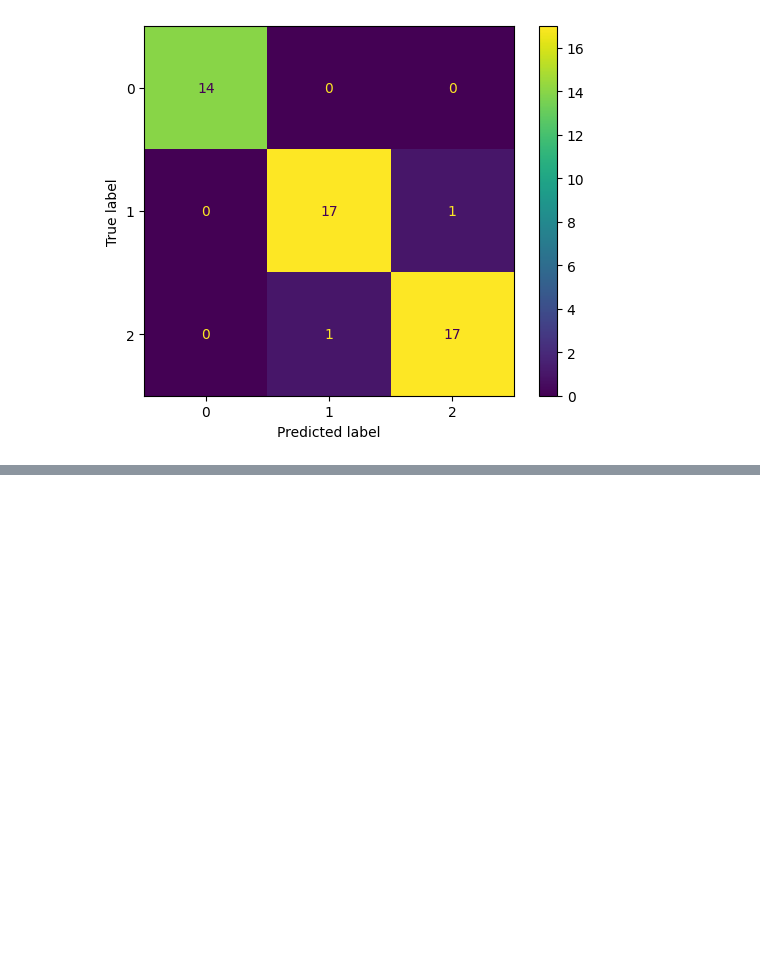
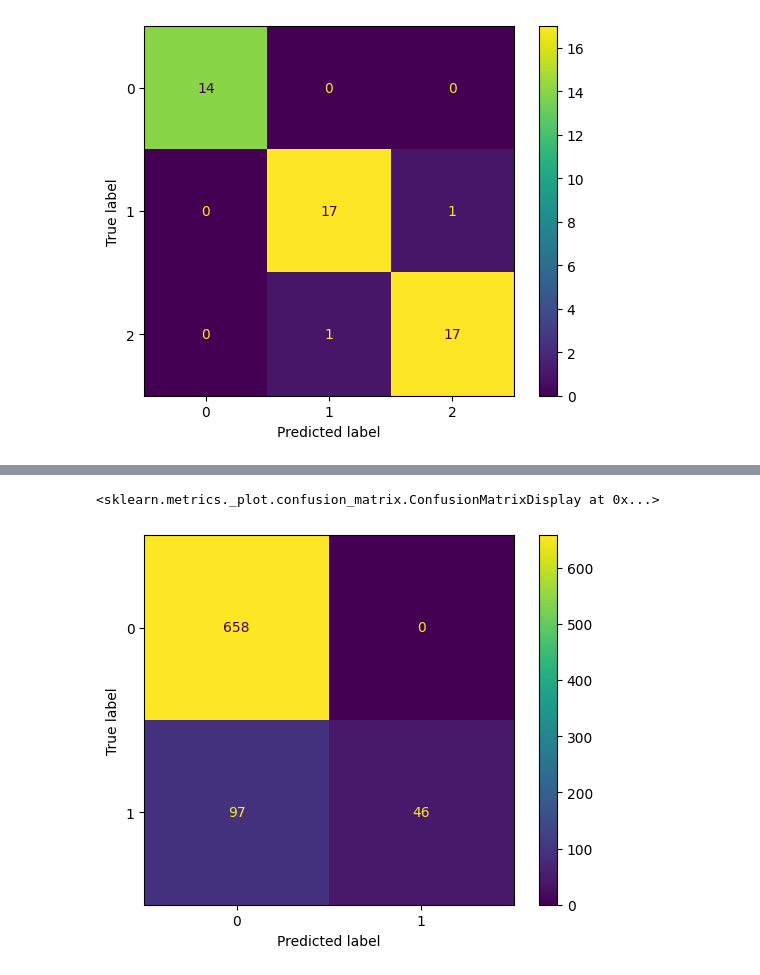
Before and after one commit to joelpoliveira/DataMiningCourse, a Jupyter notebook: TP/Lab Class TP02-20230302/PD_2223_TP02.ipynb, the cells around one changed output, grey strips where cells are left out. Cells and saved outputs as stored; diff of their text form; code cells hidden in the pictures; blank space fills up the shorter version.

```diff
--- a/TP/Lab Class TP02-20230302/PD_2223_TP02.ipynb
+++ b/TP/Lab Class TP02-20230302/PD_2223_TP02.ipynb
@@ -735,0 +738,2 @@ The global mcc is:  0.9396
+# %%
+emails, classes = pickle.load(open("content.pickle", "rb"))
@@ -735,0 +787,13 @@ The global mcc is:  0.9396
+# %%
+X_train, X_test, y_train, y_test = train_test_split(emails, classes, test_size=0.3, random_state=0)
+# %%
+model = NB().fit(X_train, y_train)
+# %%
+preds = model.predict(X_test)
+# %%
+ConfusionMatrixDisplay(
+    confusion_matrix(y_test, preds)
+).plot()
+# %% [output]
+<sklearn.metrics._plot.confusion_matrix.ConfusionMatrixDisplay at 0x...>
+[figure, added]
```
Also changed, not shown: parts of 8 cells of this notebook.
